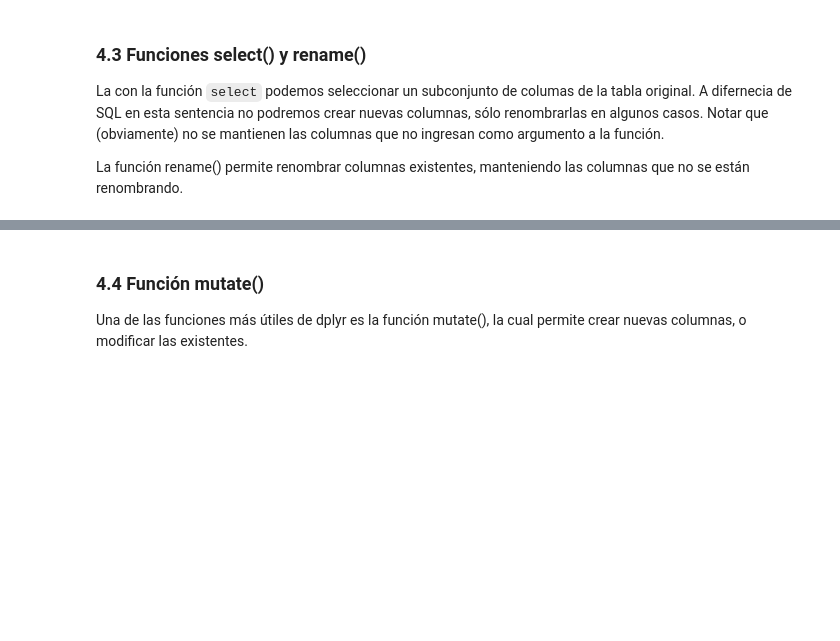
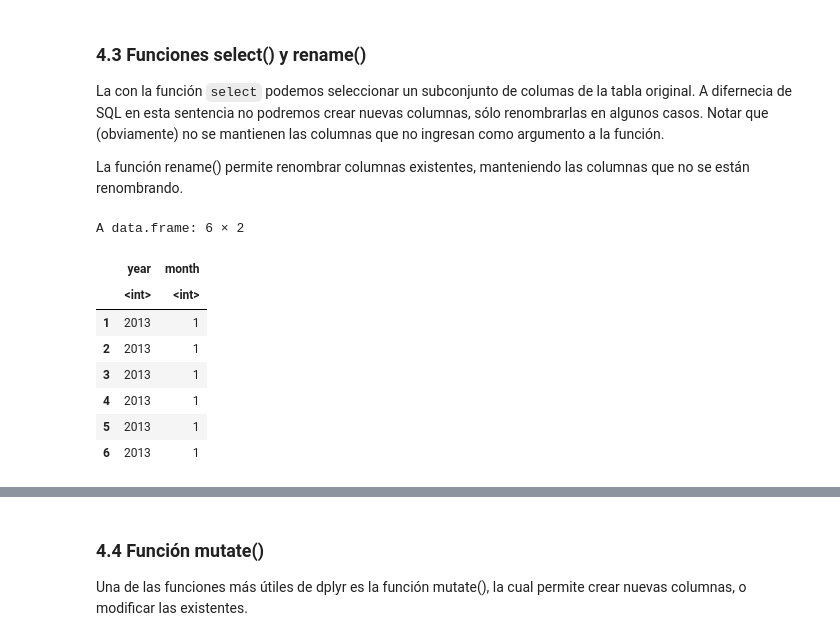
Before and after one commit to HaroldConley/diplomado_BD, a Jupyter notebook: Clase3/Clase3_01_manipulacion_de_tablas_I.ipynb, the cells around one changed output, grey strips where cells are left out. Saved outputs shown, nothing was run; the diff lists cells and outputs as text; code cells hidden in the pictures; blank space fills up the shorter version.

```diff
--- a/Clase3/Clase3_01_manipulacion_de_tablas_I.ipynb
+++ b/Clase3/Clase3_01_manipulacion_de_tablas_I.ipynb
@@ -252,7 +273,17 @@ La función rename() permite renombrar columnas existentes, manteniendo las colu
 # %%
 # select() y rename() ----------------------------------------------------------------
 # Ejemplo: Podemos seleccionar las columnas year, month, day, origin, dest
-
+head(select(vuelos, year, month))
 # Cómo lo haríamos con la sintaxis básica? (recorr como acceder a través del nombre a un vector, matrix, lista, o data.frame)
+# %% [output]
+A data.frame: 6 × 2
+|  | year | month |
+|  | <int> | <int> |
+| 1 | 2013 | 1 |
+| 2 | 2013 | 1 |
+| 3 | 2013 | 1 |
+| 4 | 2013 | 1 |
+| 5 | 2013 | 1 |
+| 6 | 2013 | 1 |
 # %%
 # podemos renombrar la columna year
```
Also changed, not shown: parts of 3 cells of this notebook.
